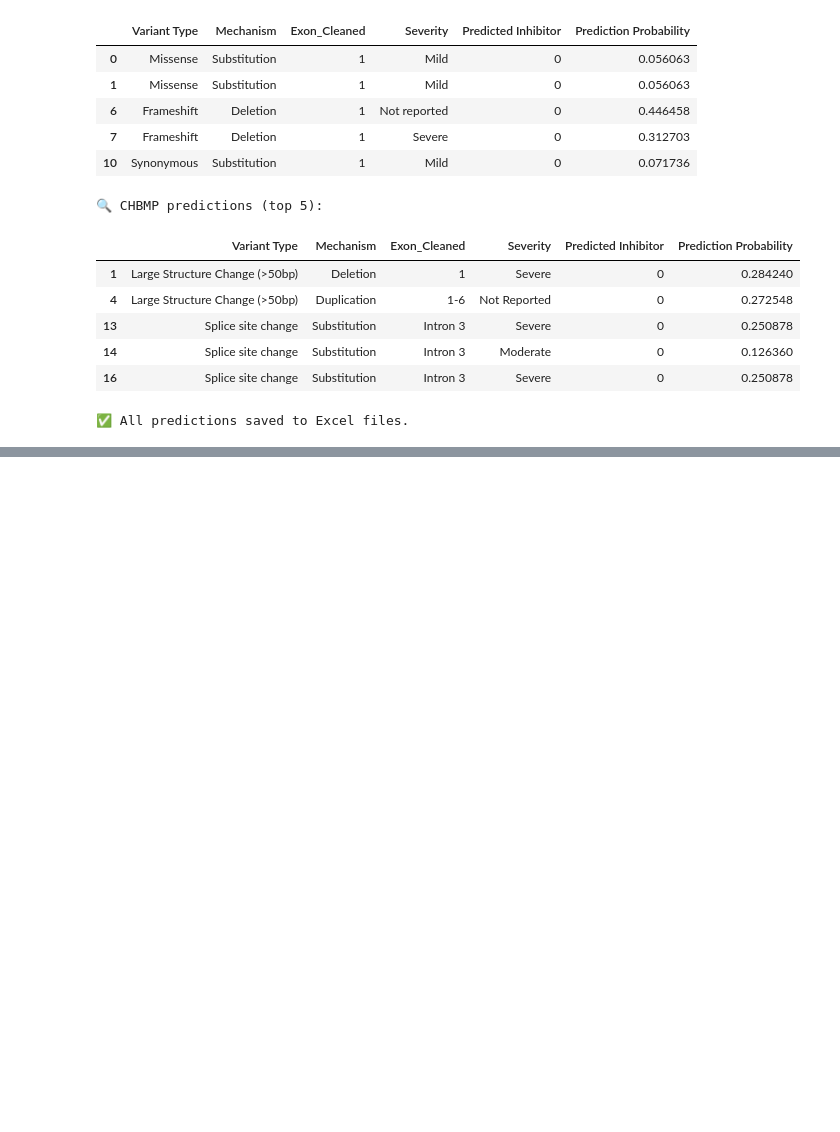
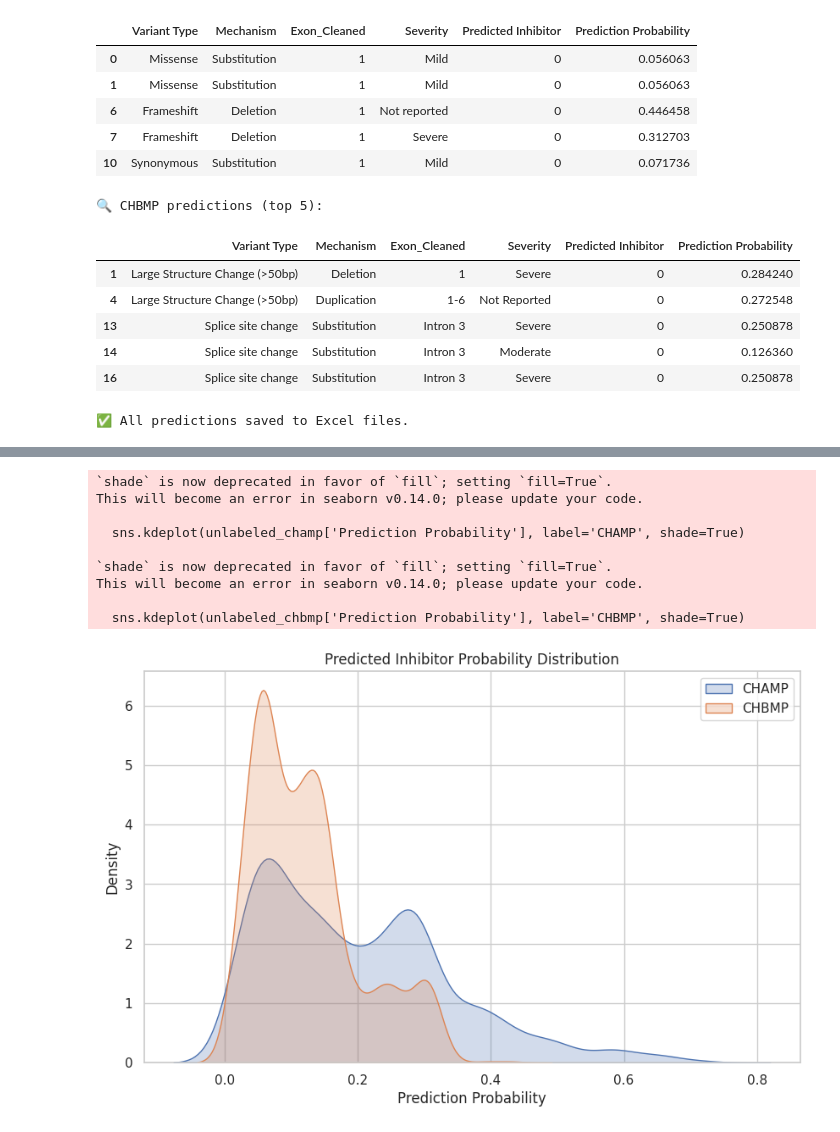
Before and after one commit to kathisw/hemophilia, a Jupyter notebook: KDD_CDC_KSBMP.ipynb, the cells around one changed output, grey strips where cells are left out. Drawn from its saved outputs; the diff is of its cells as text; code cells hidden in the pictures; blank space fills up the shorter version.

```diff
--- a/KDD_CDC_KSBMP.ipynb
+++ b/KDD_CDC_KSBMP.ipynb
@@ -3068,3 +3067,30 @@ files.download("CHBMP_Predicted_NotReported.xlsx")
 [interactive output not drawn]
 [interactive output not drawn]
 [interactive output not drawn]
+# %%
+import matplotlib.pyplot as plt
+import seaborn as sns
+
+# Set plot style
+sns.set(style="whitegrid")
+
+# Plot 1: Distribution of prediction probabilities
+plt.figure(figsize=(10, 6))
+sns.kdeplot(unlabeled_champ['Prediction Probability'], label='CHAMP', shade=True)
+sns.kdeplot(unlabeled_chbmp['Prediction Probability'], label='CHBMP', shade=True)
+plt.title("Predicted Inhibitor Probability Distribution")
+plt.xlabel("Prediction Probability")
+plt.ylabel("Density")
+plt.legend()
+plt.show()
+# %% [output]
+`shade` is now deprecated in favor of `fill`; setting `fill=True`.
+This will become an error in seaborn v0.14.0; please update your code.
+
+  sns.kdeplot(unlabeled_champ['Prediction Probability'], label='CHAMP', shade=True)
+
+`shade` is now deprecated in favor of `fill`; setting `fill=True`.
+This will become an error in seaborn v0.14.0; please update your code.
+
+  sns.kdeplot(unlabeled_chbmp['Prediction Probability'], label='CHBMP', shade=True)
+[figure, added]
```
Also changed, not shown: parts of 18 cells of this notebook.
